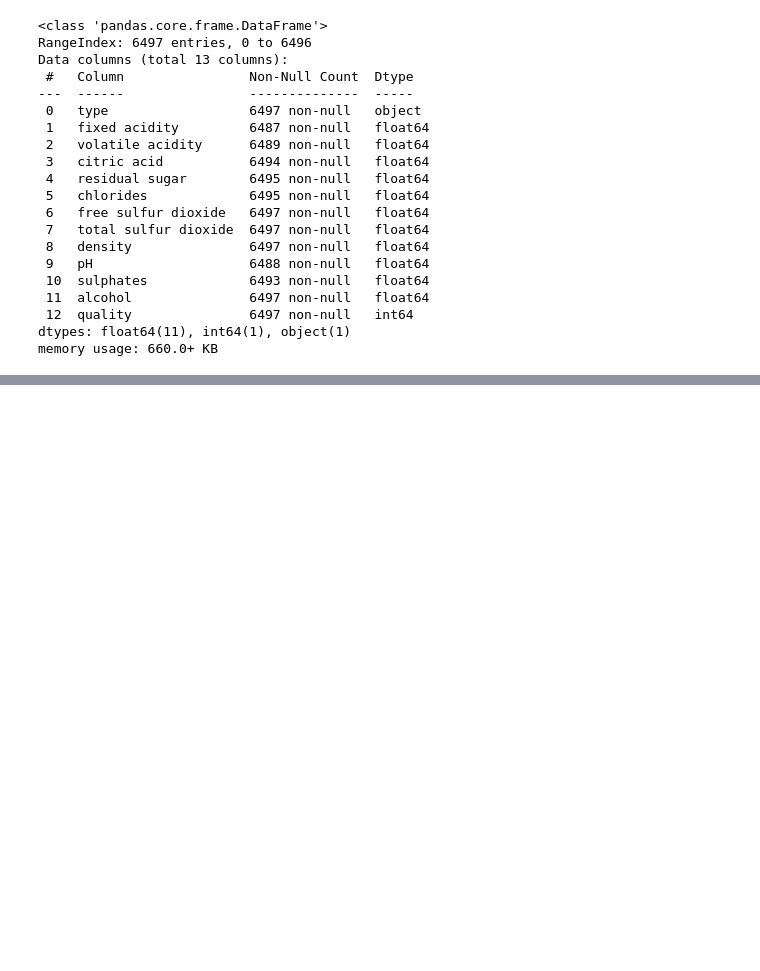
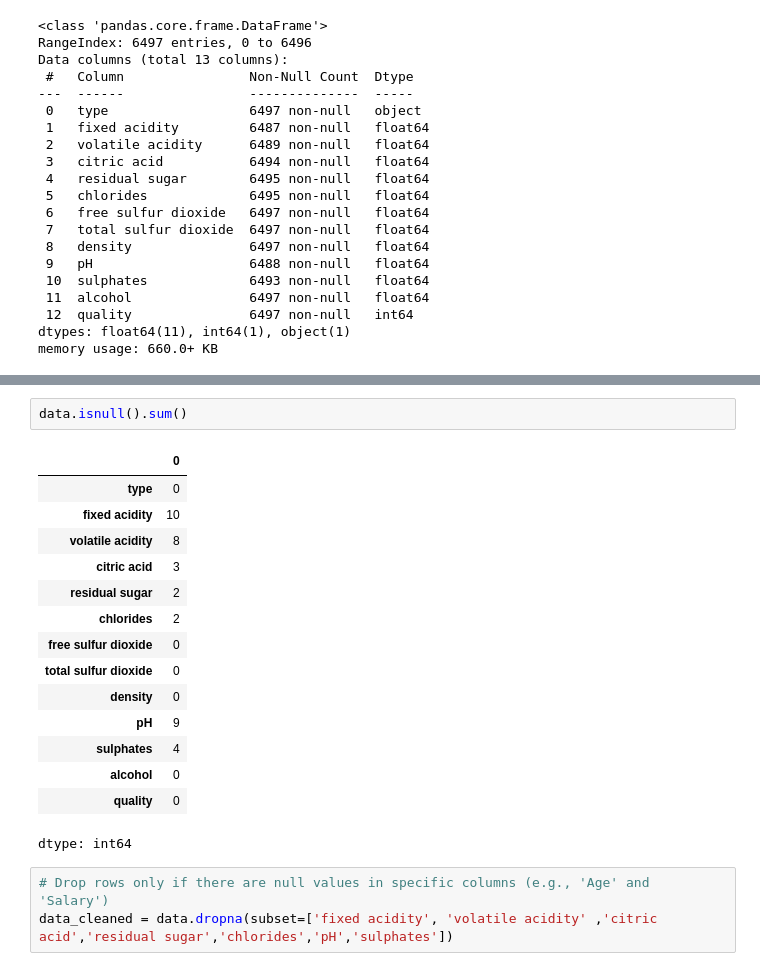
Before and after one commit to hafsaaah/DataScience-and-ml-lab, a Jupyter notebook: winequalityprediction.ipynb, the cells around one changed output, grey strips where cells are left out. Drawn from its saved outputs; the diff is of its cells as text; blank space fills up the shorter version.

```diff
--- a/winequalityprediction.ipynb
+++ b/winequalityprediction.ipynb
@@ -28,0 +46,21 @@ memory usage: 660.0+ KB
+# %%
+data.isnull().sum()
+# %% [output]
+|  | 0 |
+| type | 0 |
+| fixed acidity | 10 |
+| volatile acidity | 8 |
+| citric acid | 3 |
+| residual sugar | 2 |
+| chlorides | 2 |
+| free sulfur dioxide | 0 |
+| total sulfur dioxide | 0 |
+| density | 0 |
+| pH | 9 |
+| sulphates | 4 |
+| alcohol | 0 |
+| quality | 0 |
+dtype: int64
+# %%
+# Drop rows only if there are null values in specific columns (e.g., 'Age' and 'Salary')
+data_cleaned = data.dropna(subset=['fixed acidity', 'volatile acidity' ,'citric acid','residual sugar','chlorides','pH','sulphates'])
```
Also changed, not shown: parts of 9 cells of this notebook.
